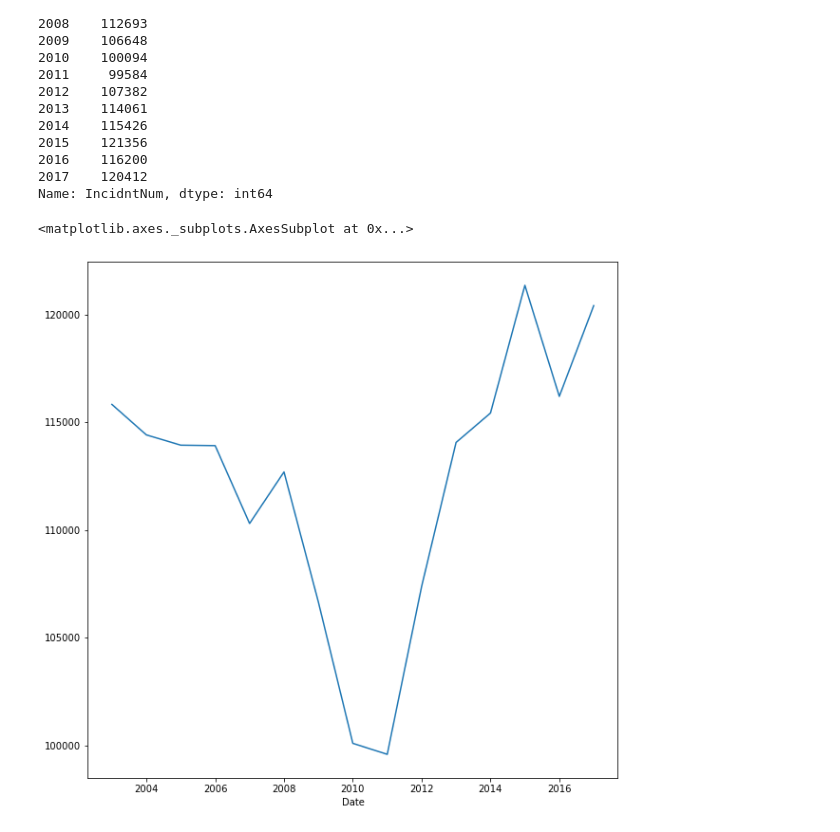
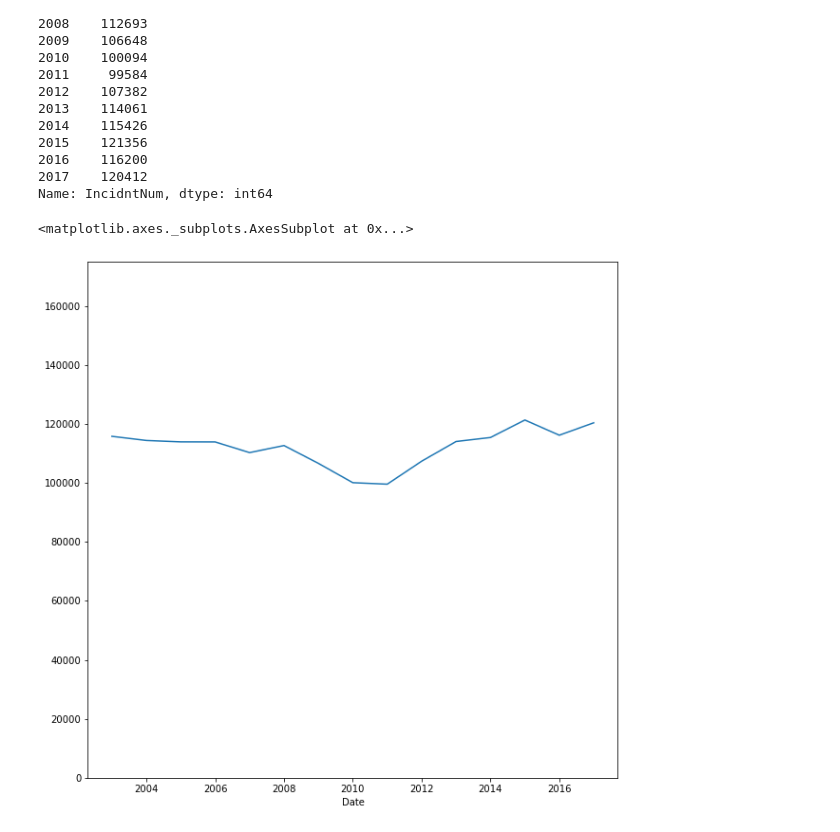
Before and after one commit to sfbrigade/datasci-police-budget, a Jupyter notebook: sanfranciscodataset/San_Francisco_Incidents_Analysis.ipynb, the cells around one changed output. Cells and saved outputs as stored; diff of their text form; code cells hidden in the pictures.

```diff
--- a/sanfranciscodataset/San_Francisco_Incidents_Analysis.ipynb
+++ b/sanfranciscodataset/San_Francisco_Incidents_Analysis.ipynb
@@ -99,7 +99,7 @@ len(unique_incidents)
 # %% [output]
 1682245
 # %%
-yearly_analysis = unique_incidents.groupby(data.Date.dt.year)
+yearly_analysis = unique_incidents.groupby(unique_incidents.Date.dt.year)
 # %%
 yearly_analysis["IncidntNum"].count()
 # %% [output]
@@ -124,8 +124,11 @@ Name: IncidntNum, dtype: int64
 import matplotlib.pyplot as plt
 # %%
 fig, ax = plt.subplots(figsize=(10,10))
+#ax.set_ylim(ymin=0)
+ax.set_ylim(bottom=0)
+ax.set_ylim(top=175000)
 
 yearly_analysis["IncidntNum"].count().plot(kind='line', ax=ax)
 # %% [output]
 <matplotlib.axes._subplots.AxesSubplot at 0x...>
-[figure, old version]
+[figure, new version]
```
Also changed, not shown: parts of 5 cells of this notebook.
